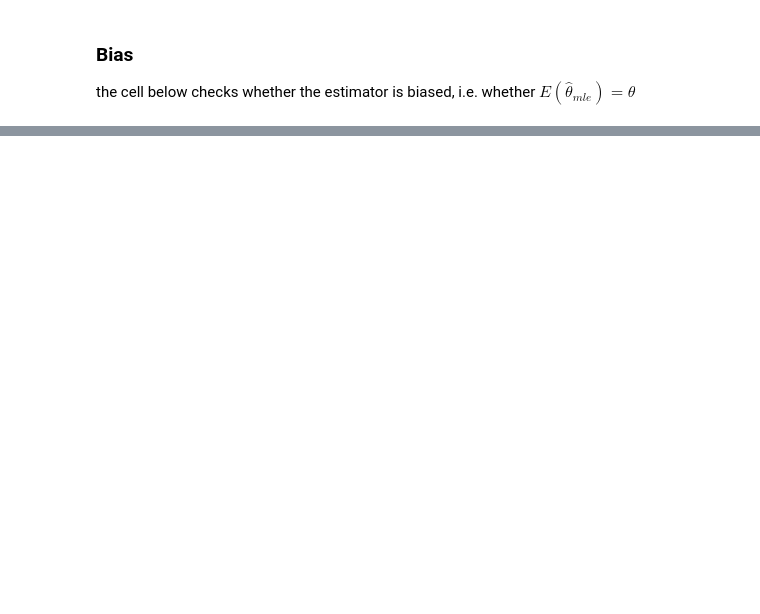
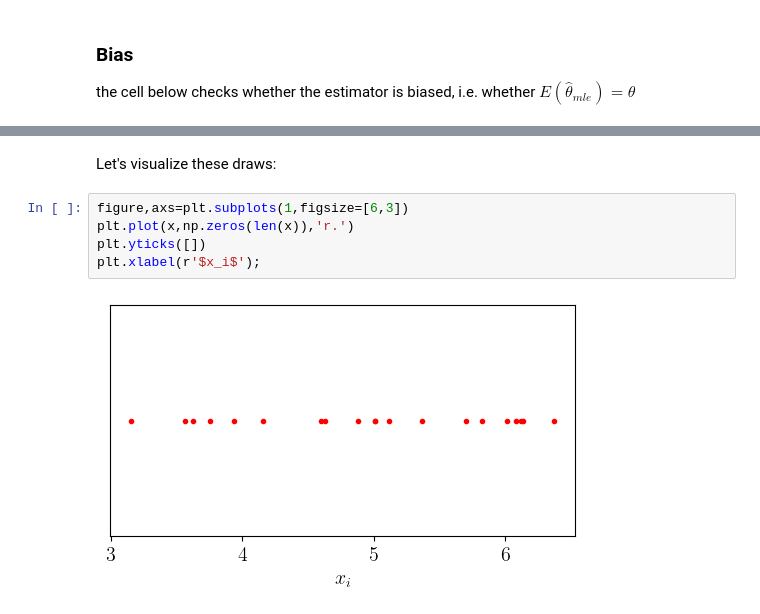
Before and after one commit to cdds-uiuc/simles-book, a Jupyter notebook: _build/jupyter_execute/content/Module02/M02_N01_Estimation.ipynb, the cells around one changed output, grey strips where cells are left out. Drawn from its saved outputs; the diff is of its cells as text; blank space fills up the shorter version.

```diff
--- a/_build/jupyter_execute/content/Module02/M02_N01_Estimation.ipynb
+++ b/_build/jupyter_execute/content/Module02/M02_N01_Estimation.ipynb
@@ -387,0 +285,9 @@ for j in range(4):
+# %% [markdown]
+Let's visualize these draws:
+# %%
+figure,axs=plt.subplots(1,figsize=[6,3])
+plt.plot(x,np.zeros(len(x)),'r.')
+plt.yticks([])
+plt.xlabel(r'$x_i$');
+# %% [output]
+[figure, added]
```
Also changed, not shown: parts of 25 cells of this notebook, 44 other files.
